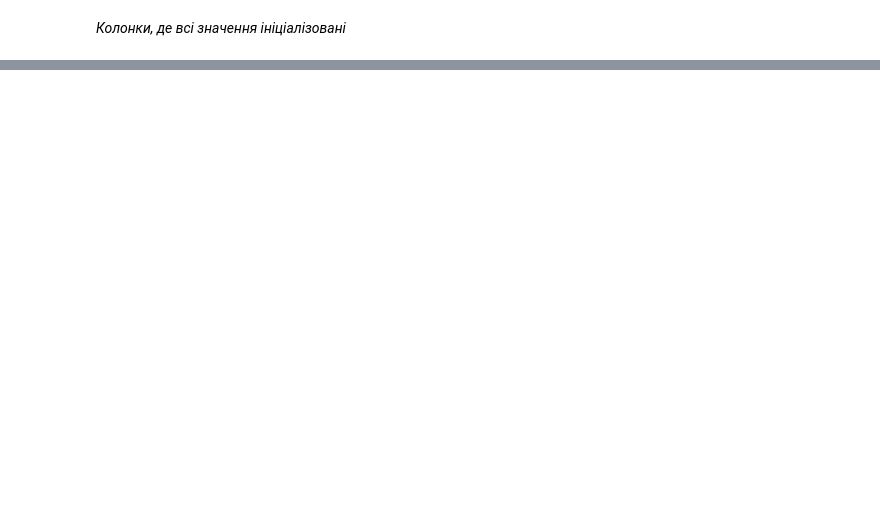
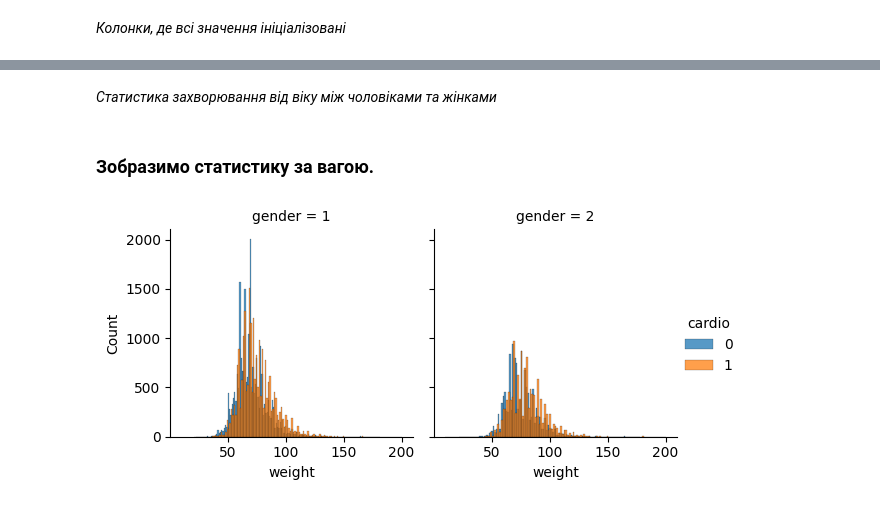
Before and after one commit to SideShowBoBGOT/DataAnalysisFourthSemester, a Jupyter notebook: CourseWork/work.ipynb, the cells around one changed output, grey strips where cells are left out. Drawn from its saved outputs; the diff is of its cells as text; code cells hidden in the pictures; blank space fills up the shorter version.

```diff
--- a/CourseWork/work.ipynb
+++ b/CourseWork/work.ipynb
@@ -72,0 +72,8 @@ dtype: bool
+# %% [markdown]
+*Статистика захворювання від віку між чоловіками та жінками*
+# %% [markdown]
+### Зобразимо статистику за вагою.
+# %%
+plot_stat('weight')
+# %% [output]
+[figure, added]
```
Also changed, not shown: parts of 29 cells of this notebook, 4 other files.
